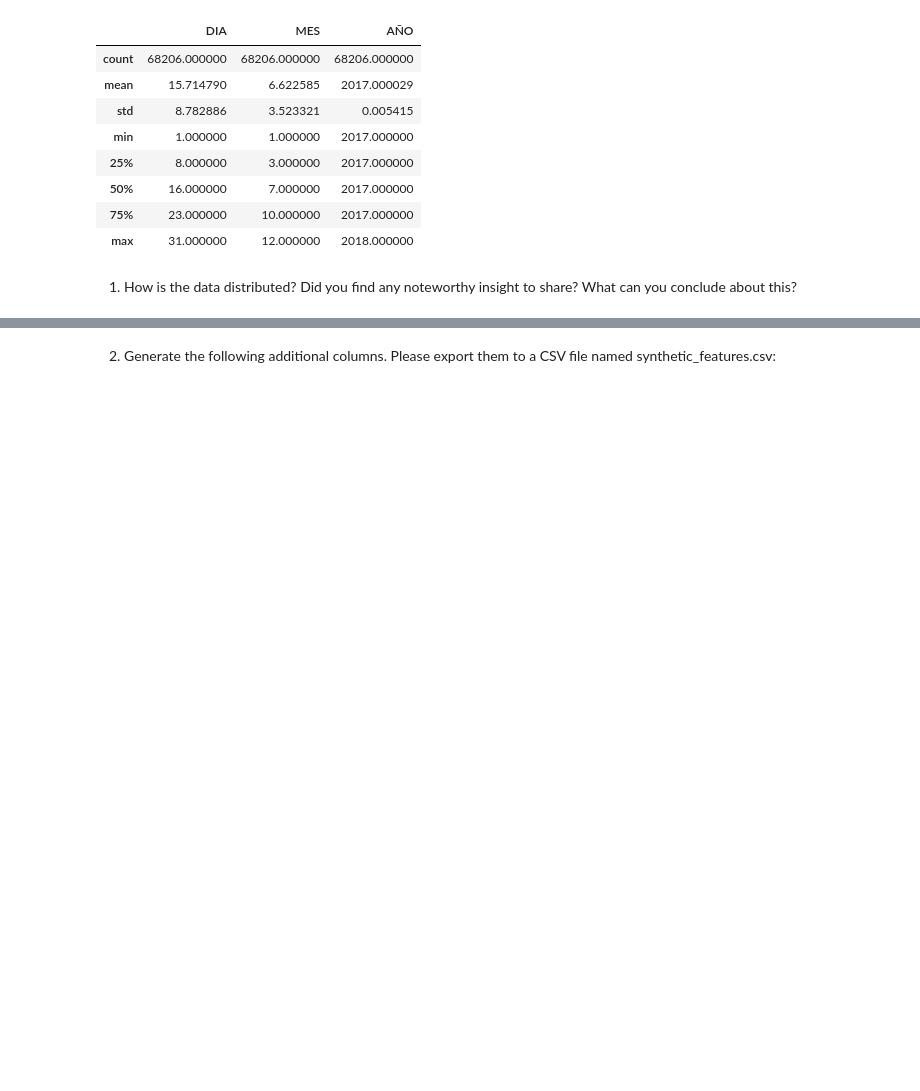
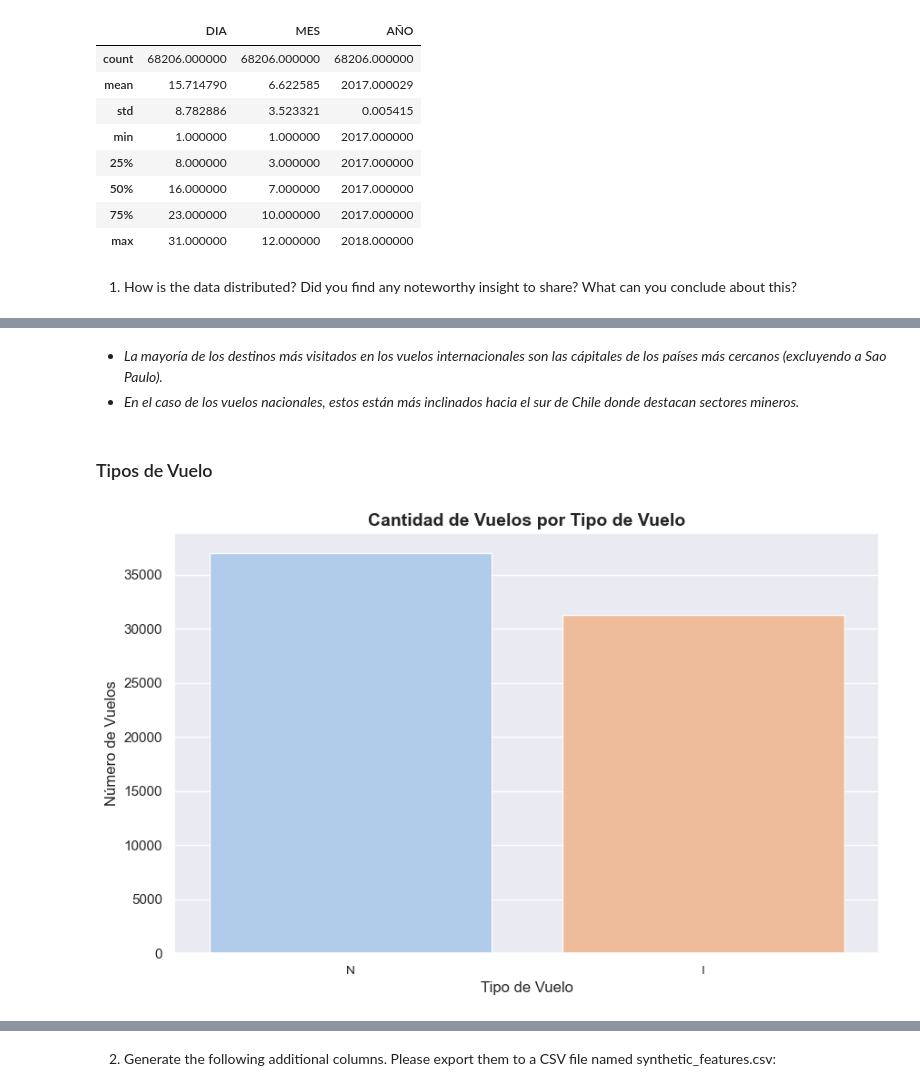
Before and after one commit to Bomblox/Challenge-Data-Scientist, a Jupyter notebook: Challenge.ipynb, the cells around one changed output, grey strips where cells are left out. Drawn from its saved outputs; the diff is of its cells as text; code cells hidden in the pictures; blank space fills up the shorter version.

```diff
--- a/Challenge.ipynb
+++ b/Challenge.ipynb
@@ -70,0 +94,26 @@ df.describe()
+# %% [markdown]
+* *La mayoría de los destinos más visitados en los vuelos internacionales son las cápitales de los países más cercanos (excluyendo a Sao Paulo).*
+* *En el caso de los vuelos nacionales, estos están más inclinados hacia el sur de Chile donde destacan sectores mineros.*
+# %% [markdown]
+### Tipos de Vuelo
+# %%
+tipo_vuelo = df['TIPOVUELO'].value_counts()
+
+# Establecer el tamaño de la figura
+plt.figure(figsize=(10, 6))
+
+# Colores personalizados
+colores = sns.color_palette('pastel')[:len(tipo_vuelo)]
+
+sns.barplot(tipo_vuelo.index, tipo_vuelo.values, palette=colores, alpha=0.9)
+
+plt.title('Cantidad de Vuelos por Tipo de Vuelo', fontsize=14, fontweight='bold')
+plt.ylabel('Número de Vuelos', fontsize=12)
+plt.xlabel('Tipo de Vuelo', fontsize=12)
+
+# Ajustar el tamaño de las etiquetas del eje x
+plt.xticks(fontsize=10)
+
+plt.show()
+# %% [output]
+[figure, added]
```
Also changed, not shown: parts of 18 cells of this notebook.
